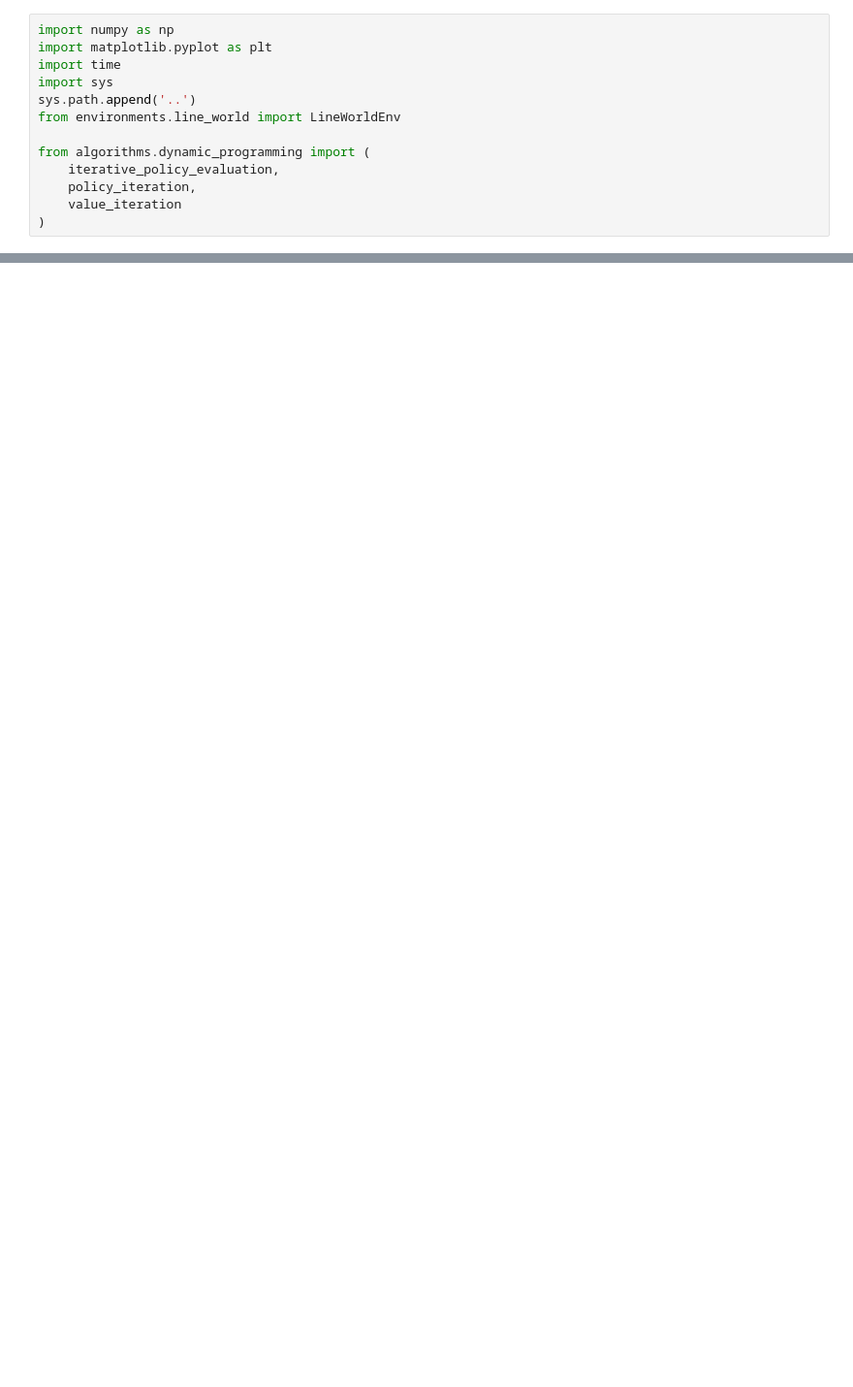
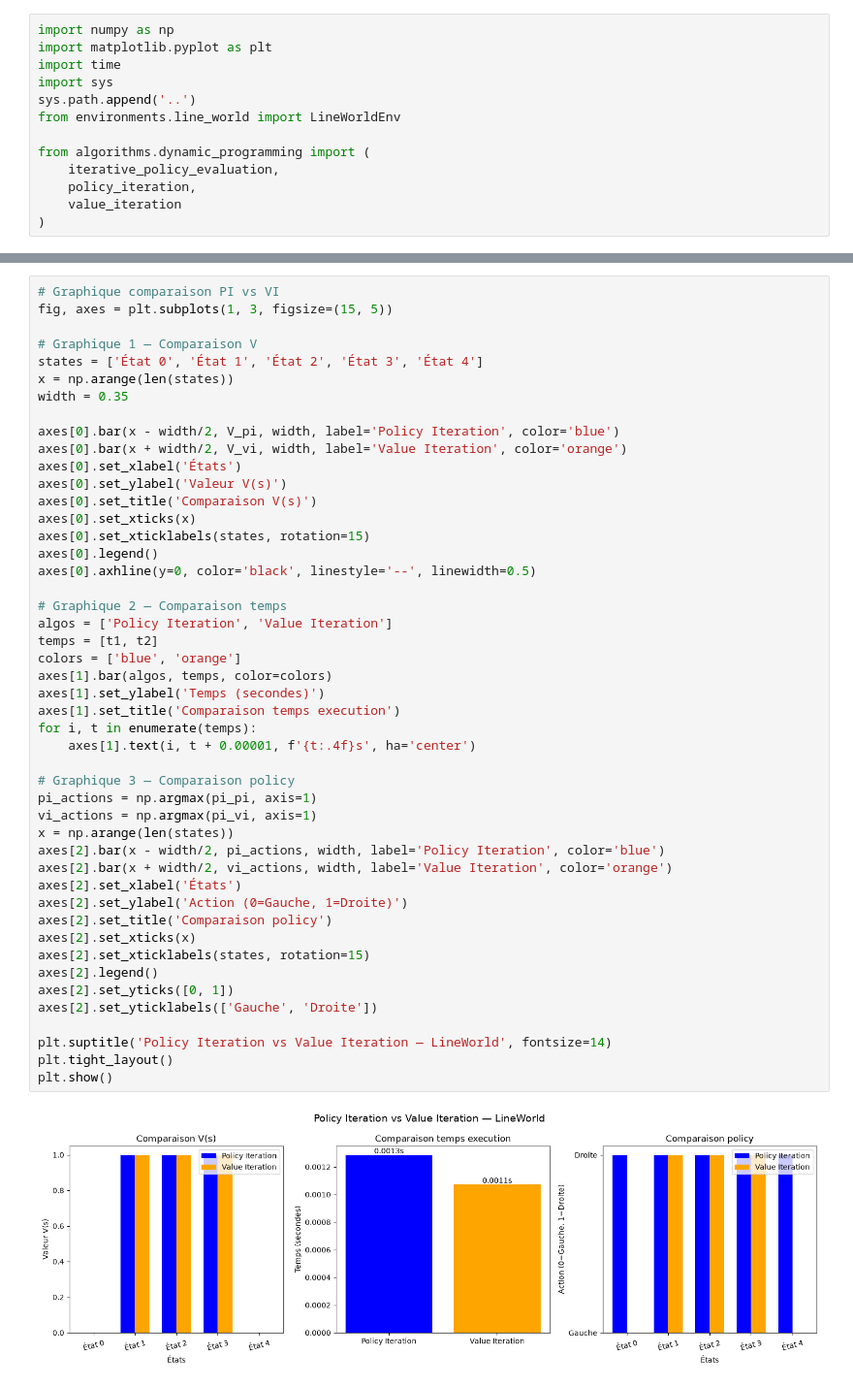
Before and after one commit to katiaboua/deep_project, a Jupyter notebook: experiments/lineworld_experiments.ipynb, the cells around one changed output, grey strips where cells are left out. Shown at 97% size. Cells and saved outputs as stored; diff of their text form; blank space fills up the shorter version.

Commit message:
Ajout notebooks et fixes algos

```diff
--- a/experiments/lineworld_experiments.ipynb
+++ b/experiments/lineworld_experiments.ipynb
@@ -84,3 +102,52 @@ print(f"Policy VI : {['Droite' if a==1 else 'Gauche' for a in pi_vi.argmax(axis=
+# %%
+# Graphique comparaison PI vs VI
+fig, axes = plt.subplots(1, 3, figsize=(15, 5))
+
+# Graphique 1 — Comparaison V
+states = ['État 0', 'État 1', 'État 2', 'État 3', 'État 4']
+x = np.arange(len(states))
+width = 0.35
+
+axes[0].bar(x - width/2, V_pi, width, label='Policy Iteration', color='blue')
+axes[0].bar(x + width/2, V_vi, width, label='Value Iteration', color='orange')
+axes[0].set_xlabel('États')
+axes[0].set_ylabel('Valeur V(s)')
+axes[0].set_title('Comparaison V(s)')
+axes[0].set_xticks(x)
+axes[0].set_xticklabels(states, rotation=15)
+axes[0].legend()
+axes[0].axhline(y=0, color='black', linestyle='--', linewidth=0.5)
+
+# Graphique 2 — Comparaison temps
+algos = ['Policy Iteration', 'Value Iteration']
+temps = [t1, t2]
+colors = ['blue', 'orange']
+axes[1].bar(algos, temps, color=colors)
+axes[1].set_ylabel('Temps (secondes)')
+axes[1].set_title('Comparaison temps execution')
+for i, t in enumerate(temps):
+    axes[1].text(i, t + 0.00001, f'{t:.4f}s', ha='center')
+
+# Graphique 3 — Comparaison policy
+pi_actions = np.argmax(pi_pi, axis=1)
+vi_actions = np.argmax(pi_vi, axis=1)
+x = np.arange(len(states))
+axes[2].bar(x - width/2, pi_actions, width, label='Policy Iteration', color='blue')
+axes[2].bar(x + width/2, vi_actions, width, label='Value Iteration', color='orange')
+axes[2].set_xlabel('États')
+axes[2].set_ylabel('Action (0=Gauche, 1=Droite)')
+axes[2].set_title('Comparaison policy')
+axes[2].set_xticks(x)
+axes[2].set_xticklabels(states, rotation=15)
+axes[2].legend()
+axes[2].set_yticks([0, 1])
+axes[2].set_yticklabels(['Gauche', 'Droite'])
+
+plt.suptitle('Policy Iteration vs Value Iteration — LineWorld', fontsize=14)
+plt.tight_layout()
+plt.show()
+# %% [output]
+[figure, added]
 # %%
 gammas = [0.1, 0.5, 0.9, 0.99, 0.999]
 
```
Also changed, not shown: parts of 8 cells of this notebook, 33 other files.
